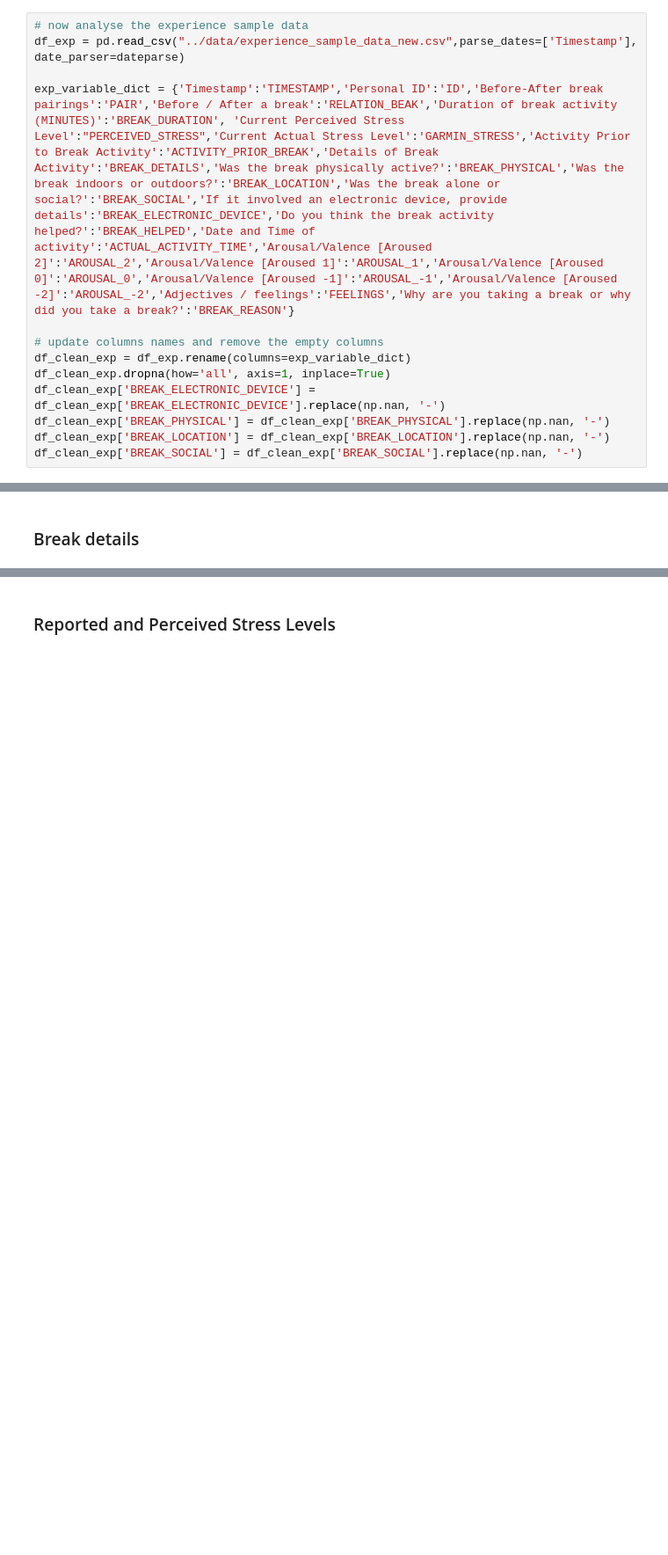
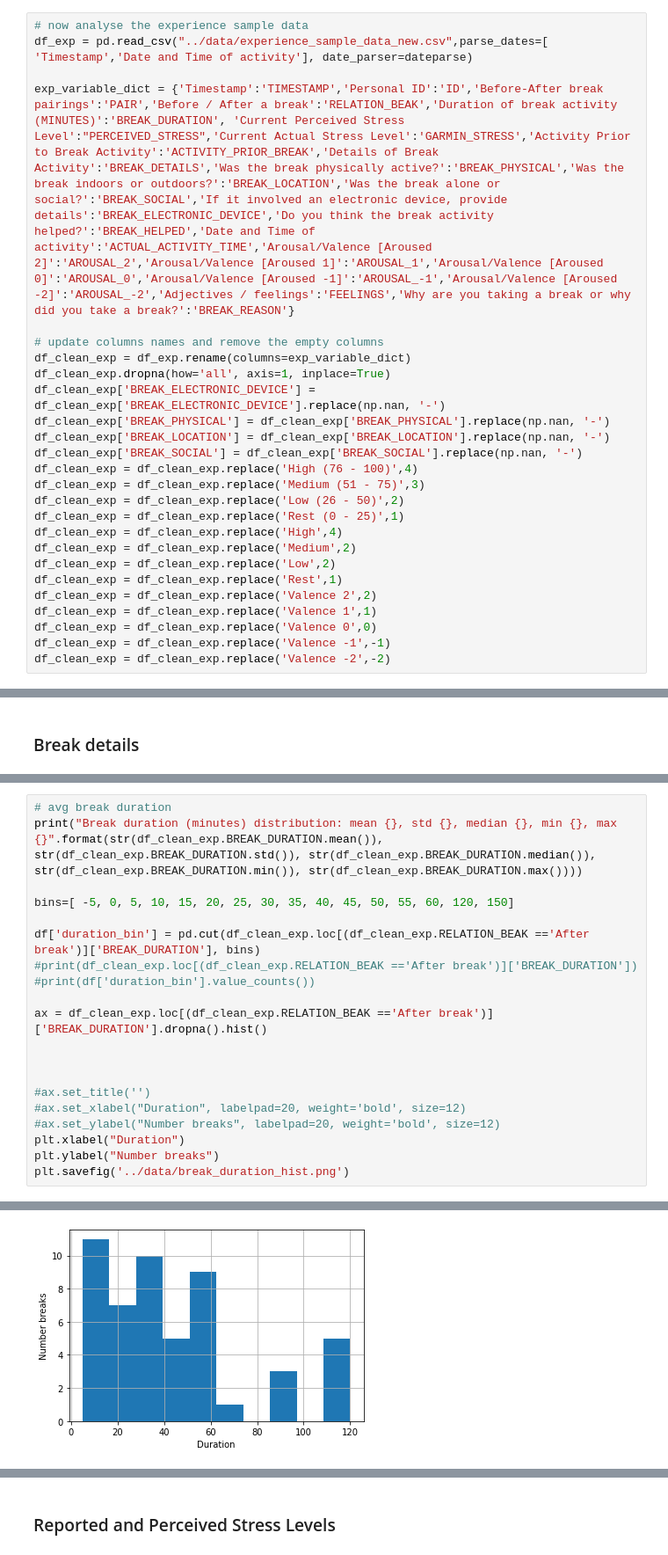
Before and after one commit to greendinosaur/awareness, a Jupyter notebook: notebooks/analysis.ipynb, the cells around one changed output, grey strips where cells are left out. Shown at 88% size. Drawn from its saved outputs; the diff is of its cells as text; blank space fills up the shorter version.

```diff
--- a/notebooks/analysis.ipynb
+++ b/notebooks/analysis.ipynb
@@ -116,7 +183,7 @@ df_daily_emotion.to_csv('../data/clean_daily_emotion.csv', index=False)
 ## Experience Sample Data
 # %%
 # now analyse the experience sample data
-df_exp = pd.read_csv("../data/experience_sample_data_new.csv",parse_dates=['Timestamp'], date_parser=dateparse)
+df_exp = pd.read_csv("../data/experience_sample_data_new.csv",parse_dates=[ 'Timestamp','Date and Time of activity'], date_parser=dateparse)
 
 exp_variable_dict = {'Timestamp':'TIMESTAMP','Personal ID':'ID','Before-After break pairings':'PAIR','Before / After a break':'RELATION_BEAK','Duration of break activity (MINUTES)':'BREAK_DURATION', 'Current Perceived Stress Level':"PERCEIVED_STRESS",'Current Actual Stress Level':'GARMIN_STRESS','Activity Prior to Break Activity':'ACTIVITY_PRIOR_BREAK','Details of Break Activity':'BREAK_DETAILS','Was the break physically active?':'BREAK_PHYSICAL','Was the break indoors or outdoors?':'BREAK_LOCATION','Was the break alone or social?':'BREAK_SOCIAL','If it involved an electronic device, provide details':'BREAK_ELECTRONIC_DEVICE','Do you think the break activity helped?':'BREAK_HELPED','Date and Time of activity':'ACTUAL_ACTIVITY_TIME','Arousal/Valence [Aroused 2]':'AROUSAL_2','Arousal/Valence [Aroused 1]':'AROUSAL_1','Arousal/Valence [Aroused 0]':'AROUSAL_0','Arousal/Valence [Aroused -1]':'AROUSAL_-1','Arousal/Valence [Aroused -2]':'AROUSAL_-2','Adjectives / feelings':'FEELINGS','Why are you taking a break or why did you take a break?':'BREAK_REASON'}
 
@@ -127,6 +194,19 @@ df_clean_exp['BREAK_ELECTRONIC_DEVICE'] = df_clean_exp['BREAK_ELECTRONIC_DEVICE'
 df_clean_exp['BREAK_PHYSICAL'] = df_clean_exp['BREAK_PHYSICAL'].replace(np.nan, '-')
 df_clean_exp['BREAK_LOCATION'] = df_clean_exp['BREAK_LOCATION'].replace(np.nan, '-')
 df_clean_exp['BREAK_SOCIAL'] = df_clean_exp['BREAK_SOCIAL'].replace(np.nan, '-')
+df_clean_exp = df_clean_exp.replace('High (76 - 100)',4)
+df_clean_exp = df_clean_exp.replace('Medium (51 - 75)',3)
+df_clean_exp = df_clean_exp.replace('Low (26 - 50)',2)
+df_clean_exp = df_clean_exp.replace('Rest (0 - 25)',1)
+df_clean_exp = df_clean_exp.replace('High',4)
+df_clean_exp = df_clean_exp.replace('Medium',2)
+df_clean_exp = df_clean_exp.replace('Low',2)
+df_clean_exp = df_clean_exp.replace('Rest',1)
+df_clean_exp = df_clean_exp.replace('Valence 2',2)
+df_clean_exp = df_clean_exp.replace('Valence 1',1)
+df_clean_exp = df_clean_exp.replace('Valence 0',0)
+df_clean_exp = df_clean_exp.replace('Valence -1',-1)
+df_clean_exp = df_clean_exp.replace('Valence -2',-2)
 # %% [markdown]
 ### Unique before/after reports
 # %%
@@ -188,0 +225,21 @@ Name: BREAK_LOCATION, dtype: int64
+# %%
+# avg break duration
+print("Break duration (minutes) distribution: mean {}, std {}, median {}, min {}, max {}".format(str(df_clean_exp.BREAK_DURATION.mean()), str(df_clean_exp.BREAK_DURATION.std()), str(df_clean_exp.BREAK_DURATION.median()), str(df_clean_exp.BREAK_DURATION.min()), str(df_clean_exp.BREAK_DURATION.max())))
+
+bins=[ -5, 0, 5, 10, 15, 20, 25, 30, 35, 40, 45, 50, 55, 60, 120, 150]
+
+df['duration_bin'] = pd.cut(df_clean_exp.loc[(df_clean_exp.RELATION_BEAK =='After break')]['BREAK_DURATION'], bins)
+#print(df_clean_exp.loc[(df_clean_exp.RELATION_BEAK =='After break')]['BREAK_DURATION'])
+#print(df['duration_bin'].value_counts())
+
+ax = df_clean_exp.loc[(df_clean_exp.RELATION_BEAK =='After break')]['BREAK_DURATION'].dropna().hist()
+
+
+
+#ax.set_title('')
+#ax.set_xlabel("Duration", labelpad=20, weight='bold', size=12)
+#ax.set_ylabel("Number breaks", labelpad=20, weight='bold', size=12)
+plt.xlabel("Duration")
+plt.ylabel("Number breaks")
+plt.savefig('../data/break_duration_hist.png')
+# %% [output]
@@ -188,0 +247 @@ Name: BREAK_LOCATION, dtype: int64
+[figure, added]
```
Also changed, not shown: parts of 24 cells of this notebook.
